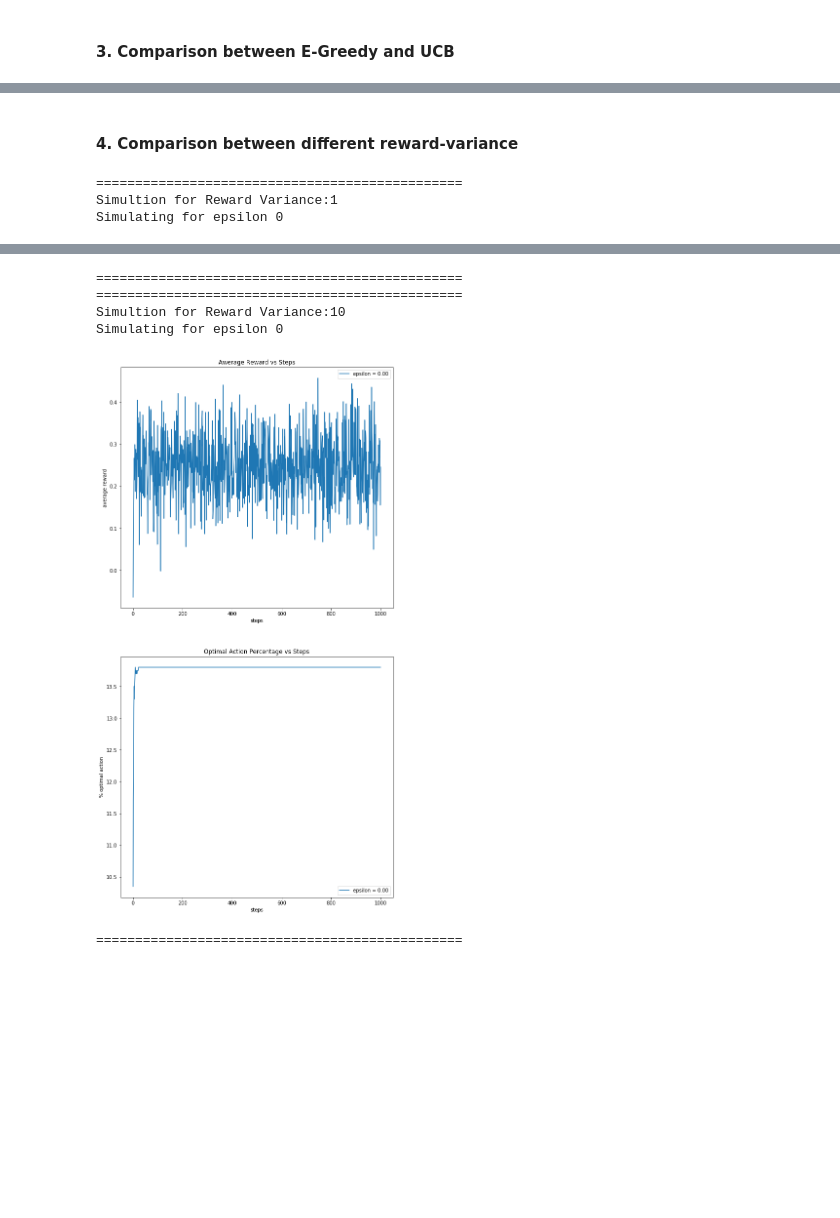
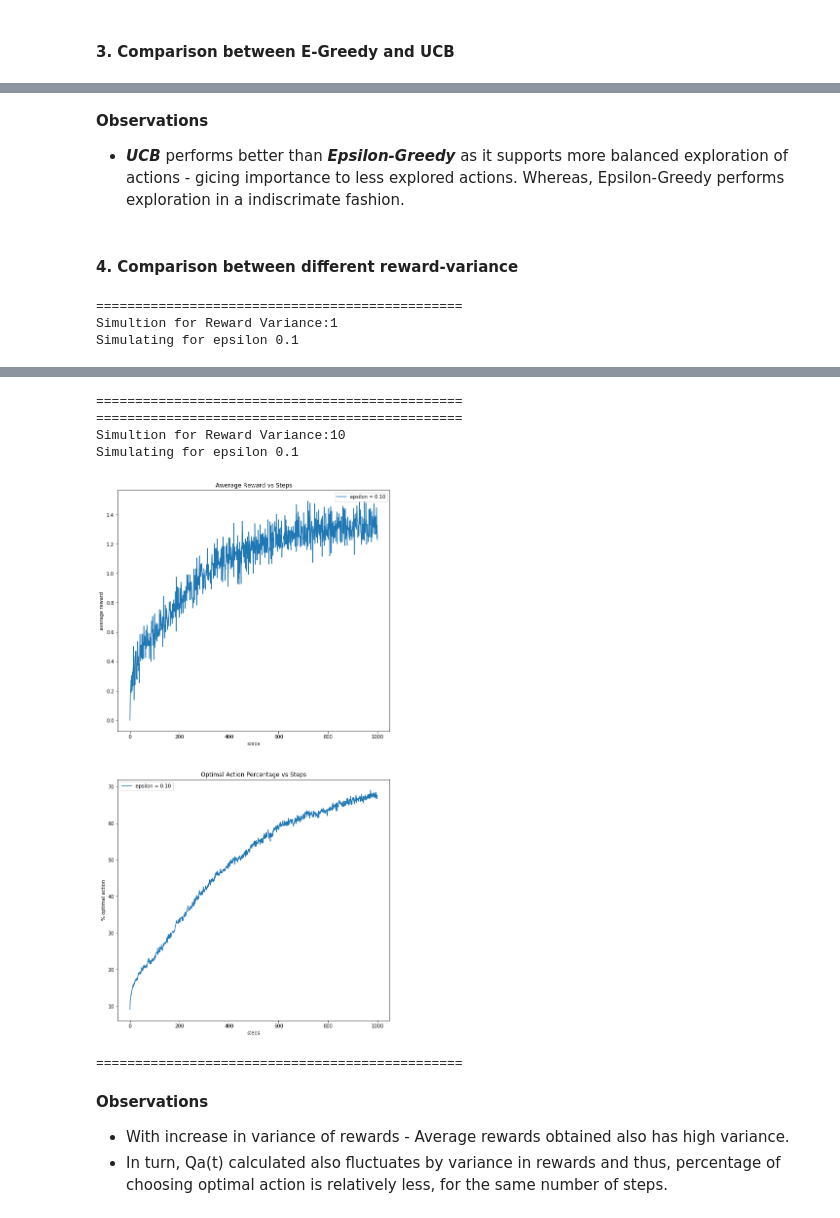
Before and after one commit to sharmilisrinivasan/RL, a Jupyter notebook: IISc_Assignments/10ArmBandit/10 Arm Bandit Assignment.ipynb, the cells around one changed output, grey strips where cells are left out. Drawn from its saved outputs; the diff is of its cells as text; code cells hidden in the pictures; blank space fills up the shorter version.

Commit message:
IISc Assignment- 10ArmBandit- UCB fix and adding observations

```diff
--- a/IISc_Assignments/10ArmBandit/10 Arm Bandit Assignment.ipynb
+++ b/IISc_Assignments/10ArmBandit/10 Arm Bandit Assignment.ipynb
@@ -108,9 +108,12 @@ class EGreedy(Bandit):
         return rewards_obtained, is_opt_action
 # %%
 class UCB(EGreedy):
-    def __init__(self, no_arms, reward_var = 1, epsilon_=0, ucb_confidence_ = 0.1):
-        super(UCB,self).__init__(no_arms, reward_var, epsilon_)
+    def __init__(self, no_arms, reward_var = 1, ucb_confidence_ = 0.1):
+        super(UCB,self).__init__(no_arms, reward_var, None)
         self.ucb_confidence = ucb_confidence_
+
+    def pick_best_arm(self):
+        return self.current_best_arm[0]
 
     def update_current_best_arm(self, arm):
         ucb_estimations = []
@@ -148,7 +151,7 @@ class Experiment:
         is_opt_coll = []
         for _ in trange(self.no_runs):
             if ucb_confidence:
-                selected_bandit = UCB(self.no_arms, reward_var, epsilon_=epsilon, ucb_confidence_= ucb_confidence)
+                selected_bandit = UCB(self.no_arms, reward_var, ucb_confidence_= ucb_confidence)
             else:
                 selected_bandit = EGreedy(self.no_arms, reward_var, epsilon_=epsilon)
             rewards, is_opt = selected_bandit.run(self.time_instances)
@@ -173,7 +176,6 @@ class Experiment:
             for ucb_conf in self.ucb_conf_list:
                 print(f"Simulating for UCB confidence {ucb_conf}")
                 rew_coll, per_opt_coll = self.simulate_single_exp(reward_var=reward_variance,
-                                                                  epsilon=0,
                                                                   ucb_confidence=ucb_conf)
                 average_reward_collection.append((rew_coll,'UCB = %.02f' % (ucb_conf)))
                 optimal_action_collection.append((per_opt_coll,'UCB = %.02f' % (ucb_conf)))
@@ -300,14 +318,17 @@ Simulating for UCB confidence 2
 ===============================================
+# %% [markdown]
+**Observations**
+- _**UCB**_ performs better than _**Epsilon-Greedy**_ as it supports more balanced exploration of actions - gicing importance to less explored actions. Whereas, Epsilon-Greedy performs exploration in a indiscrimate fashion.
 # %% [markdown]
 #### 4. Comparison between different reward-variance
 # %%
 experiment = Experiment(no_arms=10, time_instances=1000, no_runs=2000,
                         reward_variance_list= [1,10],
-                        epsilon_list=[0],
+                        epsilon_list=[0.1],
                         ucb_conf_list=[],
                         plot_save_path=None)
 experiment.run()
 # %% [output]
 ===============================================
 Simultion for Reward Variance:1
-Simulating for epsilon 0
+Simulating for epsilon 0.1
@@ -315,6 +336,10 @@ Simulating for epsilon 0
 ===============================================
 ===============================================
 Simultion for Reward Variance:10
-Simulating for epsilon 0
+Simulating for epsilon 0.1
-[figure, old version]
+[figure, new version]
 ===============================================
+# %% [markdown]
+**Observations**
+- With increase in variance of rewards - Average rewards obtained also has high variance.
+- In turn, Qa(t) calculated also fluctuates by variance in rewards and thus, percentage of choosing optimal action is relatively less, for the same number of steps.
```
Also changed, not shown: parts of 5 cells of this notebook.
